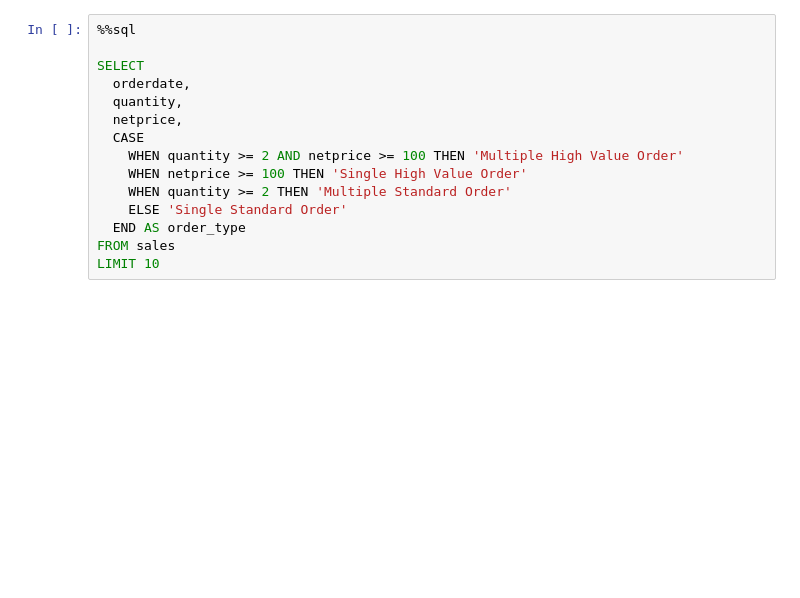
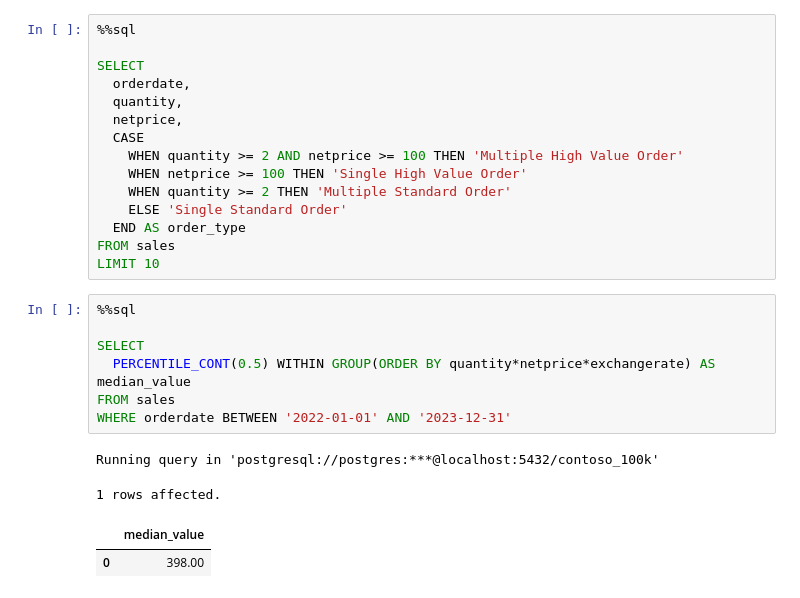
Before and after one commit to RAWKING/RAWKING, a Jupyter notebook: Resources/Blank_SQL_Notebook.ipynb, the cells around one changed output. Drawn from its saved outputs; the diff is of its cells as text; blank space fills up the shorter version.

```diff
--- a/Resources/Blank_SQL_Notebook.ipynb
+++ b/Resources/Blank_SQL_Notebook.ipynb
@@ -83,3 +83,15 @@ SELECT
   END AS order_type
 FROM sales
 LIMIT 10
+# %%
+%%sql
+
+SELECT
+  PERCENTILE_CONT(0.5) WITHIN GROUP(ORDER BY quantity*netprice*exchangerate) AS median_value
+FROM sales
+WHERE orderdate BETWEEN '2022-01-01' AND '2023-12-31'
+# %% [output]
+Running query in 'postgresql://postgres:***@localhost:5432/contoso_100k'
+1 rows affected.
+|  | median_value |
+| 0 | 398.00 |
```
Also changed, not shown: parts of 2 cells of this notebook.
